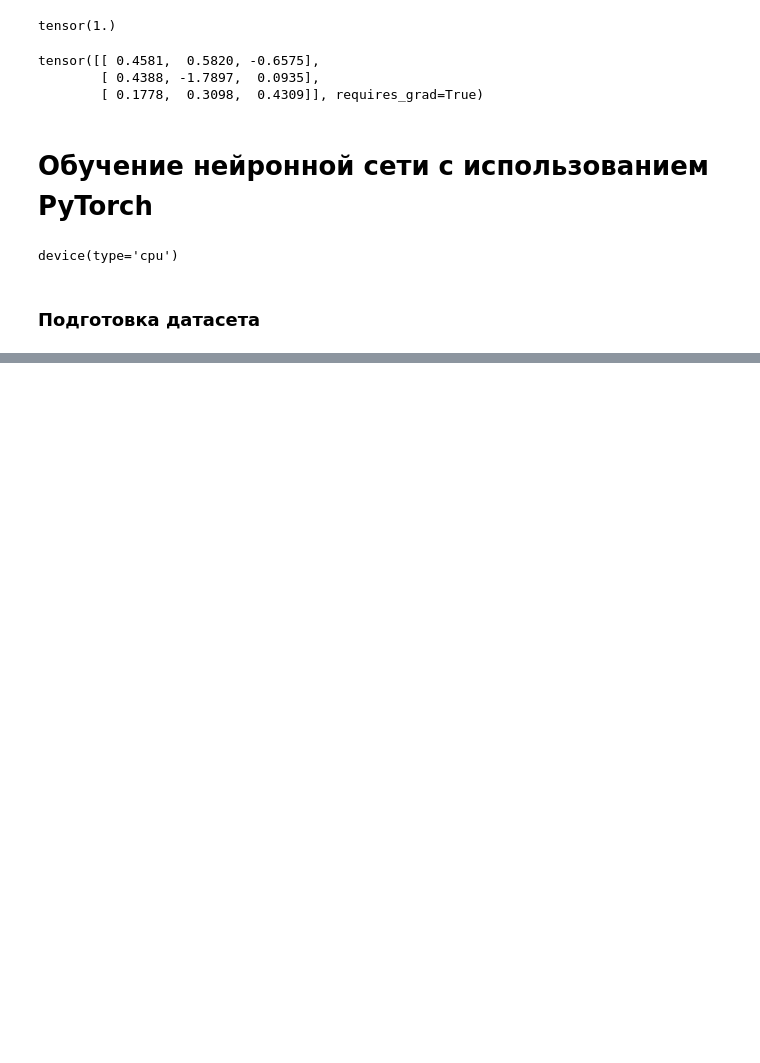
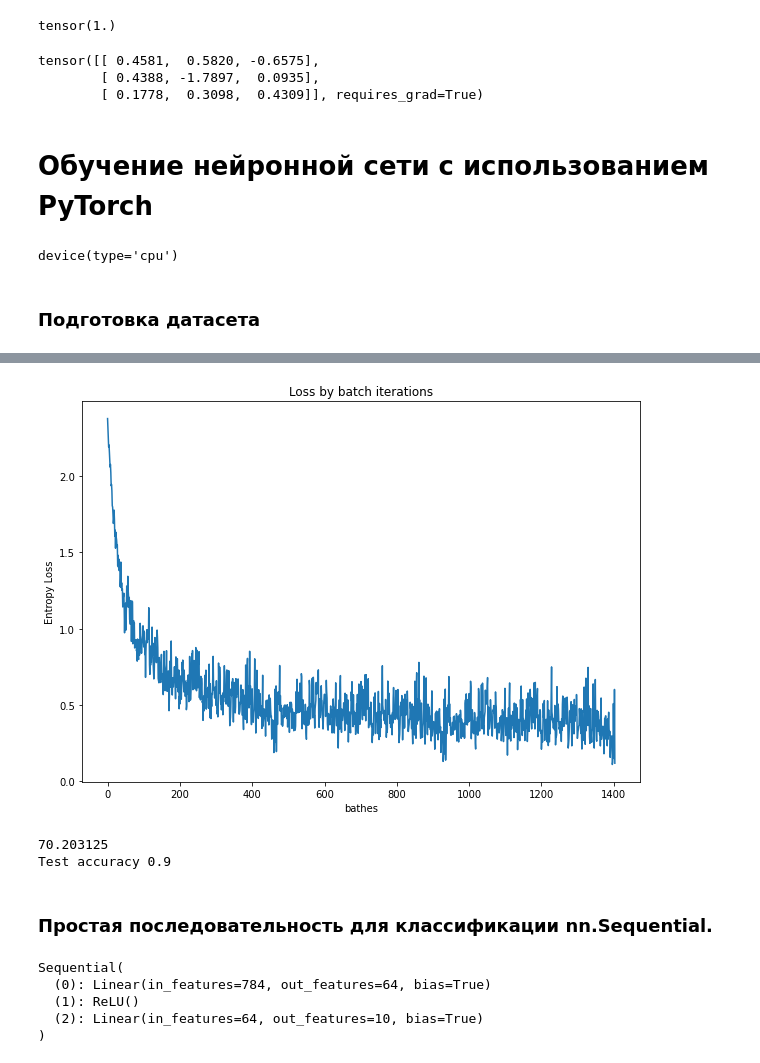
Before and after one commit to 1mmo/Deep-Learning, a Jupyter notebook: src/PyTorch_basic.ipynb, the cells around one changed output, grey strips where cells are left out. Cells and saved outputs as stored; diff of their text form; code cells hidden in the pictures; blank space fills up the shorter version.

Commit message:
Torch simple

```diff
--- a/src/PyTorch_basic.ipynb
+++ b/src/PyTorch_basic.ipynb
@@ -441,0 +479,3 @@ data_tfs = tfs.Composeeue
+# %%
+x_batch, y_batch = next(iter(train_loader))
+x_batch.shape
@@ -441,0 +501,30 @@ data_tfs = tfs.Composeeue
+# %%
+import numpy as np
+from torch.nn.functional import cross_entropy
+
+epochs = 3
+lr = 1e-2
+history = []
+# Кросс-энтропия здесь берется от логитов, а не от вероятностей
+# %%
+for i in range(epochs):
+    for x_batch, y_batch in train_loader:
+        # загружаем батч данных (вытянутый в линию)
+        x_batch = x_batch.reshape(x_batch.shape[0], -1)
+
+        # вычисляем фукнцию потерь (log loss, также известная как кросс-энтропия)
+        logits = x_batch @ W
+        probabilities = torch.exp(logits) / torch.exp(logits).sum(dim=1, keepdims=True)
+
+        loss = -torch.log(probabilities[range(batch_size), y_batch]).mean()
+        history.append(loss.item())
+
+        # вычисляем градиент
+        loss.backward()
+
+        # делаем шаг градиентного спуска
+        grad = W.grad
+        with torch.no_grad():
+            W -= lr * grad
+        W.grad.zero_()
+    print(f'{i+1}, \t loss: {history[-1]}')
@@ -441,0 +535,12 @@ data_tfs = tfs.Composeeue
+# %%
+import matplotlib.pyplot as plt
+
+plt.figure(figsize=(10, 7))
+
+plt.plot(history)
+plt.title('Loss by batch iterations')
+plt.ylabel('Entropy Loss')
+plt.xlabel('bathes')
+plt.show()
+# %% [output]
+[figure, added]
@@ -441,0 +549,19 @@ data_tfs = tfs.Composeeue
+# %%
+acc = 0
+batches = 0
+
+for x_batch, y_batch in test_loader:
+    # загружаем батч данных (вытянутый в линию)
+    batches += 1
+    x_batch = x_batch.reshape(x_batch.shape[0], -1)
+    y_batch = y_batch
+
+    preds = torch.argmax(x_batch @ W, dim=1)
+    acc += (preds==y_batch).cpu().numpy().mean()
+print(acc)
+print(f'Test accuracy {acc / batches:.3}')
+# %% [output]
+70.203125
+Test accuracy 0.9
+# %% [markdown]
+### Простая последовательность для классификации nn.Sequential.
@@ -441,0 +571,16 @@ data_tfs = tfs.Composeeue
+# %%
+model = nn.Sequential(
+    nn.Linear(features, 64),
+    nn.ReLU(),
+    nn.Linear(64, classes)
+
+    # НЕ НУЖЕН СОФТМАКС
+)
+
+model.to(device)
+# %% [output]
+Sequential(
+  (0): Linear(in_features=784, out_features=64, bias=True)
+  (1): ReLU()
+  (2): Linear(in_features=64, out_features=10, bias=True)
+)
```
Also changed, not shown: parts of 12 cells of this notebook, 8 other files.
